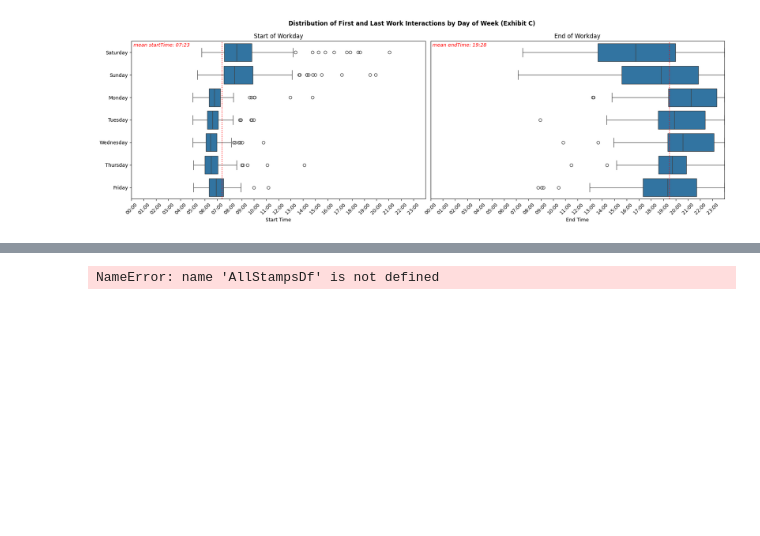
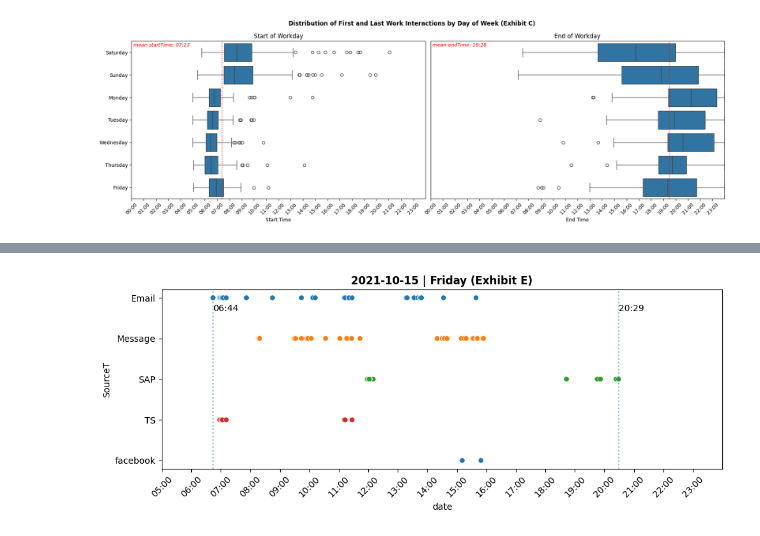
Before and after one commit to SB0912/Consulting-Portfolio, a Jupyter notebook: HvT.ipynb, the cells around one changed output, grey strips where cells are left out. Cells and saved outputs as stored; diff of their text form; code cells hidden in the pictures; blank space fills up the shorter version.

```diff
--- a/HvT.ipynb
+++ b/HvT.ipynb
@@ -389,37 +387,27 @@ KeyError: 'time'
 # %%
-specific_date = '2022-09-15'
+specific_date = '2021-10-15'
 
-# Filter rows for the specific date
-filtered_df = AllStampsDf[AllStampsDf['date'].dt.date == pd.to_datetime(specific_date).date()]
-facebook_df = facebookTs[facebookTs['date'].dt.date == pd.to_datetime(specific_date).date()]
-day_of_week = pd.to_datetime(specific_date).strftime("%A")
+date_obj = pd.to_datetime(specific_date).date()
+filtered_df = AllStampsDf[AllStampsDf['date'].dt.date == date_obj]
+facebook_df = facebookTs[facebookTs['date'].dt.date == date_obj]
 
+# Plot
 plt.figure(figsize=(10, 4))
+for df, name in [(filtered_df, 'AllStamps'), (facebook_df, 'facebook')]:
+    sns.scatterplot(data=df, x='date', y='SourceT', hue='SourceT', legend=False)
 
-sns.scatterplot(data=filtered_df, x='date', y='SourceT', hue='SourceT', legend=False)
-sns.scatterplot(data=facebook_df, x='date', y='SourceT', hue='SourceT', legend=False)
-
-x_min = pd.to_datetime(f'{specific_date} 05:00:00')
-x_max = pd.to_datetime(f'{specific_date} 23:59:59')
+x_min, x_max = pd.to_datetime([f'{specific_date} 05:00:00', f'{specific_date} 23:59:59'])
 plt.xlim(x_min, x_max)
 
-first_timestamp = filtered_df['date'].min()
-last_timestamp = filtered_df['date'].max()
-
-# Add vertical lines at the first and last timestamps
-plt.axvline(x=first_timestamp, linestyle=':', alpha=0.5, label=f'First: {first_timestamp.strftime("%H:%M")}')
-plt.axvline(x=last_timestamp, linestyle=':', alpha=0.5, label=f'Last: {last_timestamp.strftime("%H:%M")}')
-
-plt.text(x=first_timestamp, y=plt.ylim()[1] * -0.95, s=first_timestamp.strftime("%H:%M"))
-plt.text(x=last_timestamp, y=plt.ylim()[1] * -0.95, s=last_timestamp.strftime("%H:%M"))
+for ts, label in [(filtered_df['date'].min(), 'First'), (filtered_df['date'].max(), 'Last')]:
+    plt.axvline(x=ts, linestyle=':', alpha=0.5)
+    plt.text(x=ts, y=plt.ylim()[1] * -1.65, s=ts.strftime("%H:%M"))
 
 plt.gca().xaxis.set_major_formatter(plt.matplotlib.dates.DateFormatter('%H:%M'))
 plt.gca().xaxis.set_major_locator(plt.matplotlib.dates.HourLocator(interval=1))
-
-plt.title(f'{specific_date} | ({day_of_week})')
-
+plt.title(f"{specific_date} | {date_obj.strftime('%A')} (Exhibit E)", fontweight='bold')
 plt.xticks(rotation=45)
 plt.tight_layout()
 plt.show()
 # %% [output]
-NameError: name 'AllStampsDf' is not defined
+[figure, added]
```
Also changed, not shown: parts of 5 cells of this notebook.
